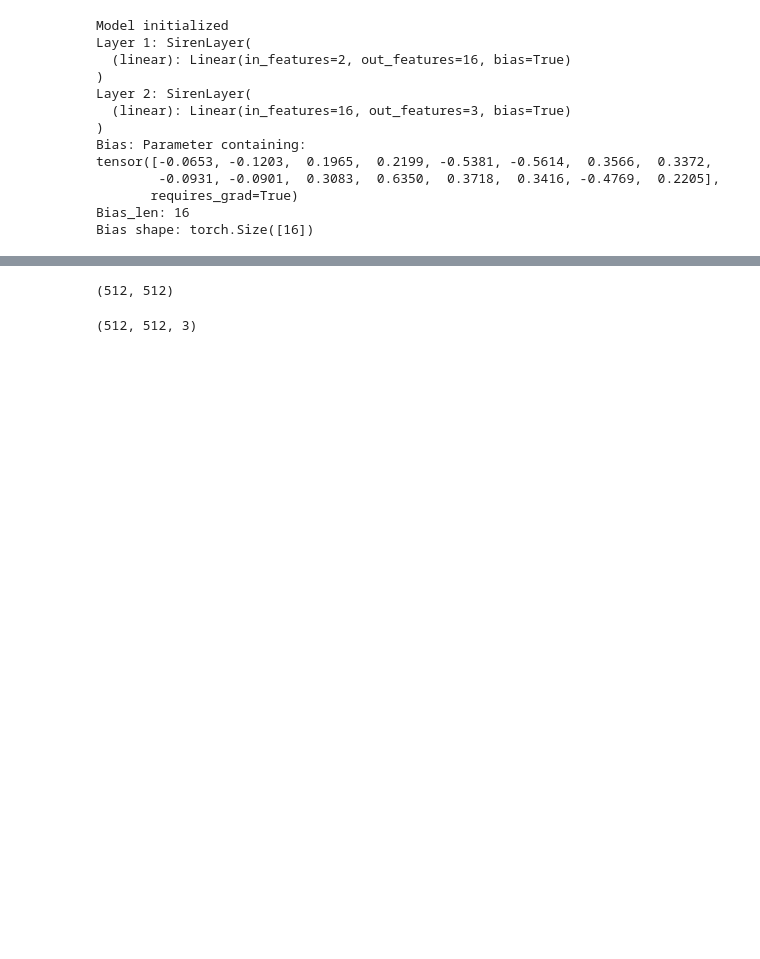
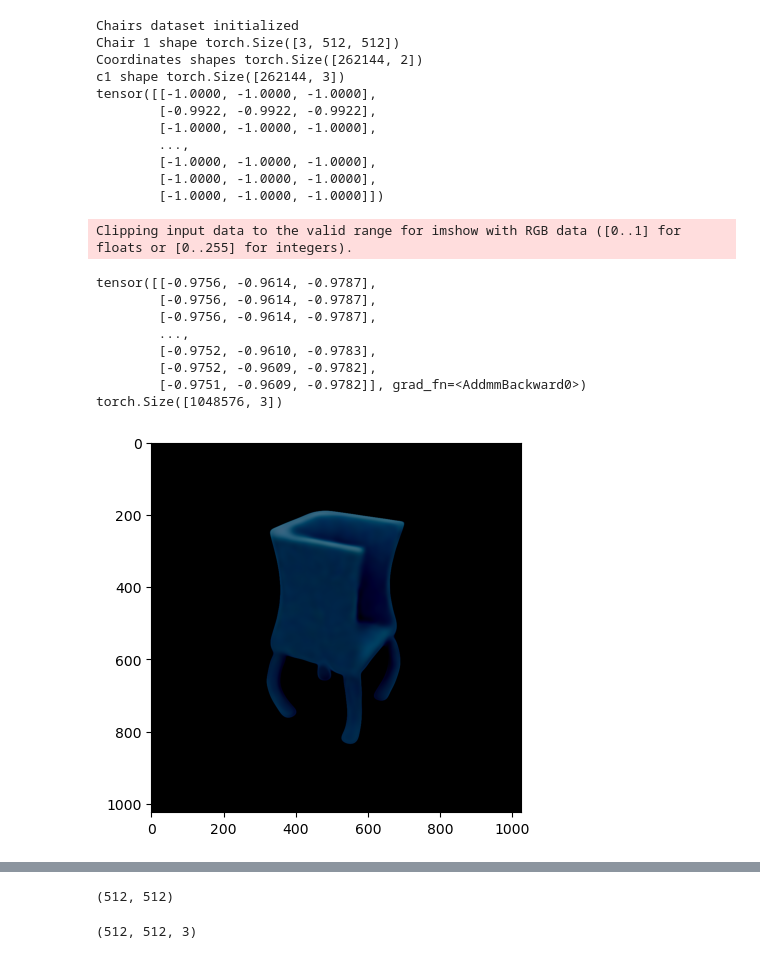
Before and after one commit to royvelich/functa, a Jupyter notebook: visualization.ipynb, the cells around one changed output, grey strips where cells are left out. Saved outputs shown, nothing was run; the diff lists cells and outputs as text; code cells hidden in the pictures; blank space fills up the shorter version.

```diff
--- a/visualization.ipynb
+++ b/visualization.ipynb
@@ -3,17 +4,60 @@ from src.models.modulated_siren import ModulatedSirenModel
 import torch
-# %%
-s = ModulatedSirenModel()
-# %% [output]
-Model initialized
-Layer 1: SirenLayer(
-  (linear): Linear(in_features=2, out_features=16, bias=True)
-)
-Layer 2: SirenLayer(
-  (linear): Linear(in_features=16, out_features=3, bias=True)
-)
-Bias: Parameter containing:
-tensor([-0.0653, -0.1203,  0.1965,  0.2199, -0.5381, -0.5614,  0.3566,  0.3372,
-        -0.0931, -0.0901,  0.3083,  0.6350,  0.3718,  0.3416, -0.4769,  0.2205],
-       requires_grad=True)
-Bias_len: 16
-Bias shape: torch.Size([16])
+# %%
+from src.models.modulated_siren import ModulatedSirenModel
+import pytorch_lightning as pl
+
+# Create an instance of the ModulatedSirenModel
+model = ModulatedSirenModel(in_features=2, hidden_features=256, hidden_layers=9, out_features=3, outermost_linear=True, first_omega_0=30, hidden_omega_0=30.)
+
+# Load the checkpoint
+checkpoint_path = '/home/arkadi.piven/Code/functa/checkpoints/fit_chair_modulated/last.ckpt'
+model = model.load_from_checkpoint(checkpoint_path, in_features=2, hidden_features=256, hidden_layers=9, out_features=3, outermost_linear=True, first_omega_0=30, hidden_omega_0=30.)
+# %%
+import torch
+import numpy as np
+import matplotlib.pyplot as plt
+from src.datamodules.chairs_datamodule import ChairsDatamodule
+import torchvision. transforms as T
+from PIL import Image
+
+# Define the grid
+chairs = ChairsDatamodule("/home/arkadi.piven/Code/functa/rendered/chair", 1)
+transform = T.ToPILImage()
+coords, pixels = chairs.train_dataset[0]
+coords = get_mgrid(1024, 2)
+print(pixels)
+
+# Pass the coordinates through the model
+output = model(coords)
+print(output)
+
+
+# Reshape the output to (512, 512, 3)
+print(output.shape)
+
+# Plot the image
+plt.imshow(output.view(1024,1024,3).detach().numpy())
+
+plt.show()
+# %% [output]
+Chairs dataset initialized
+Chair 1 shape torch.Size([3, 512, 512])
+Coordinates shapes torch.Size([262144, 2])
+c1 shape torch.Size([262144, 3])
+tensor([[-1.0000, -1.0000, -1.0000],
+        [-0.9922, -0.9922, -0.9922],
+        [-1.0000, -1.0000, -1.0000],
+        ...,
+        [-1.0000, -1.0000, -1.0000],
+        [-1.0000, -1.0000, -1.0000],
+        [-1.0000, -1.0000, -1.0000]])
+Clipping input data to the valid range for imshow with RGB data ([0..1] for floats or [0..255] for integers).
+tensor([[-0.9756, -0.9614, -0.9787],
+        [-0.9756, -0.9614, -0.9787],
+        [-0.9756, -0.9614, -0.9787],
+        ...,
+        [-0.9752, -0.9610, -0.9783],
+        [-0.9752, -0.9609, -0.9782],
+        [-0.9751, -0.9609, -0.9782]], grad_fn=<AddmmBackward0>)
+torch.Size([1048576, 3])
+[figure, added]
```
Also changed, not shown: parts of 2 cells of this notebook, 7 other files.
